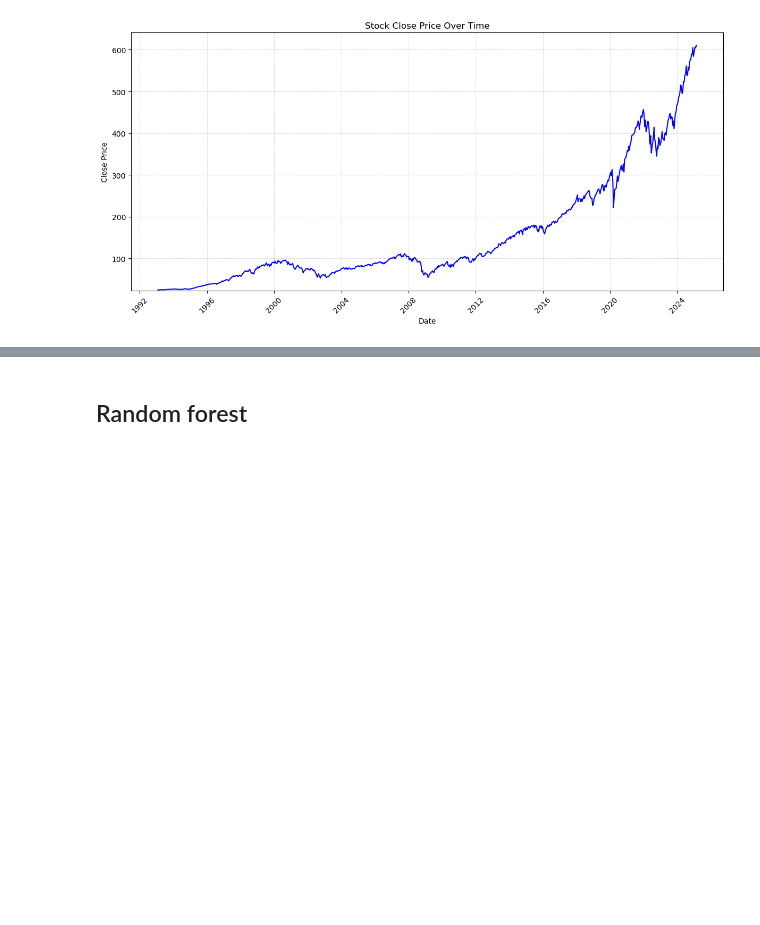
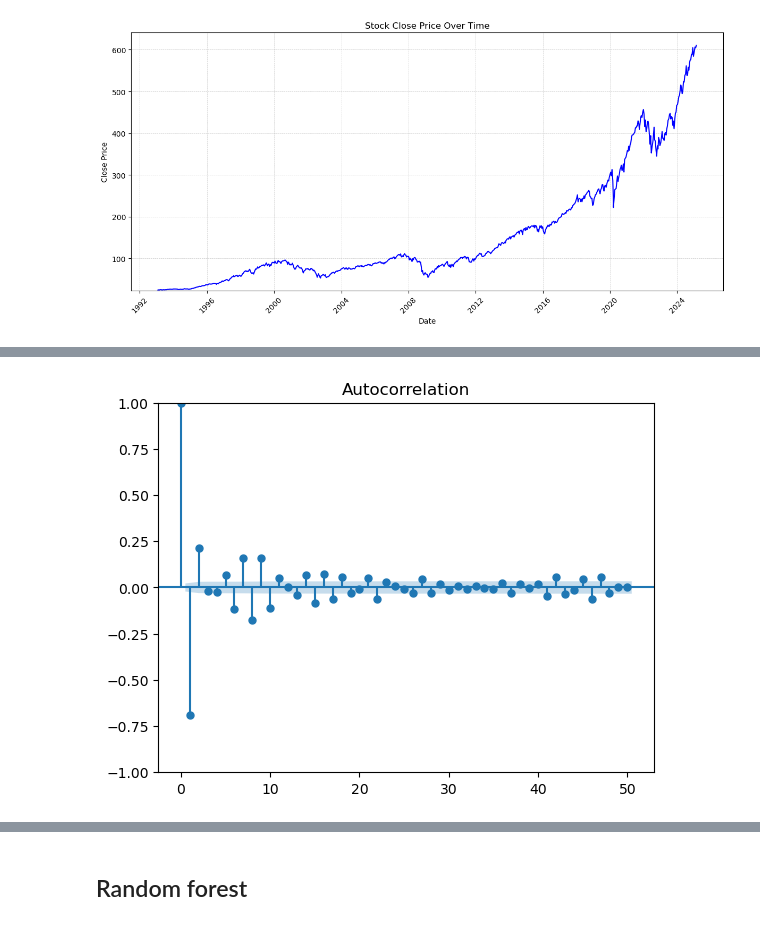
Before and after one commit to lohenrotte/stocks-forecasting, a Jupyter notebook: src/main.ipynb, the cells around one changed output, grey strips where cells are left out. Saved outputs shown, nothing was run; the diff lists cells and outputs as text; code cells hidden in the pictures; blank space fills up the shorter version.

```diff
--- a/src/main.ipynb
+++ b/src/main.ipynb
@@ -104,0 +116,6 @@ plt.show()
+# %%
+d = 3
+Close_diff = df['Close'].copy()
+for _ in range(d):
+    Close_diff = Close_diff.diff().dropna()
+Close_diff
@@ -104,0 +143,6 @@ plt.show()
+# %%
+plot_acf(Close_diff, lags=50)
+plt.title('Autocorrelation')
+plt.show()
+# %% [output]
+[figure, added]
```
Also changed, not shown: parts of 20 cells of this notebook.
